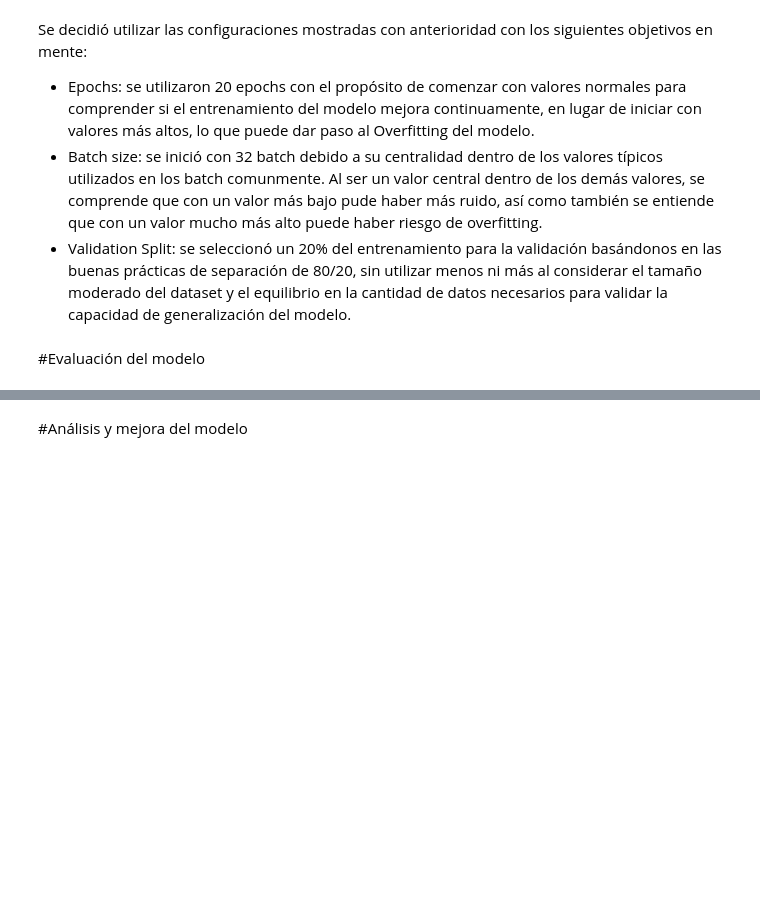
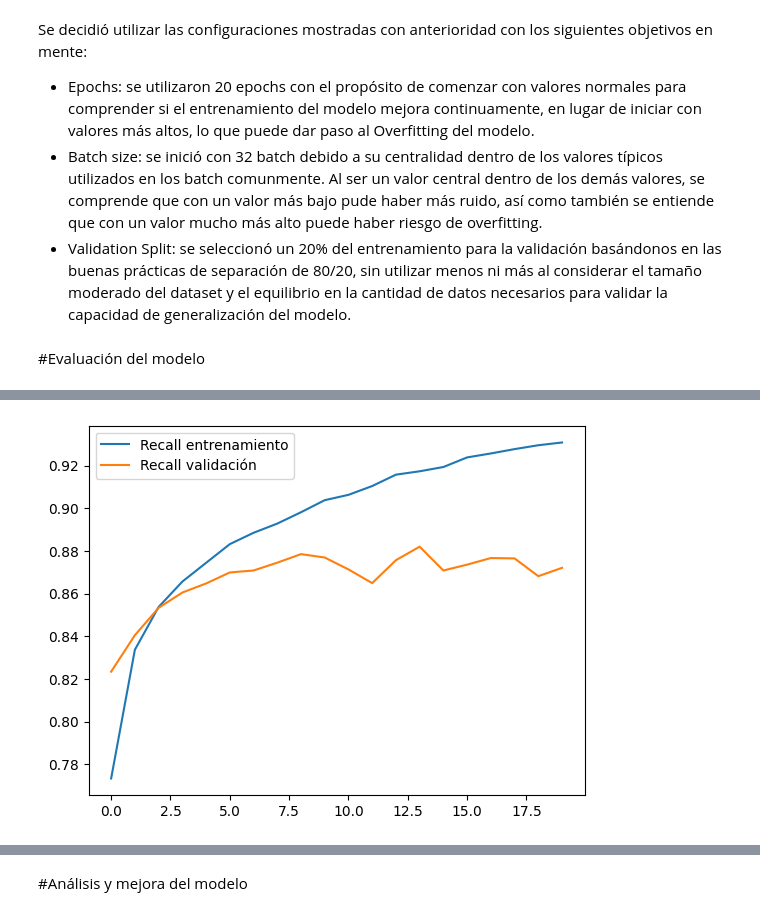
Before and after one commit to Albedofan69420/FASHION-MNIST, a Jupyter notebook: FASHION_MNIST.ipynb, the cells around one changed output, grey strips where cells are left out. Drawn from its saved outputs; the diff is of its cells as text; code cells hidden in the pictures; blank space fills up the shorter version.

```diff
--- a/FASHION_MNIST.ipynb
+++ b/FASHION_MNIST.ipynb
@@ -137,0 +184,7 @@ plt.show()
+# %%
+plt.plot(history.history['Recall'], label='Recall entrenamiento')
+plt.plot(history.history['val_Recall'], label='Recall validación')
+plt.legend()
+plt.show()
+# %% [output]
+[figure, added]
```
Also changed, not shown: parts of 9 cells of this notebook.
